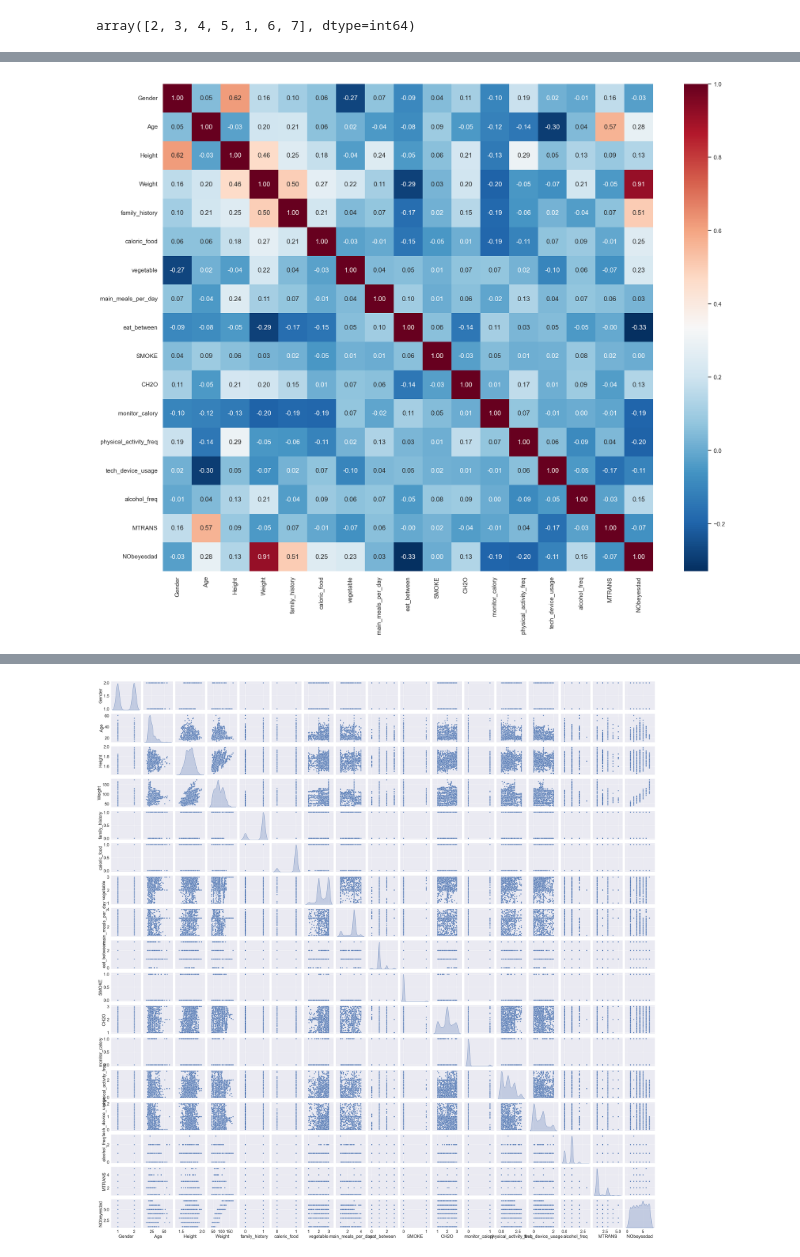
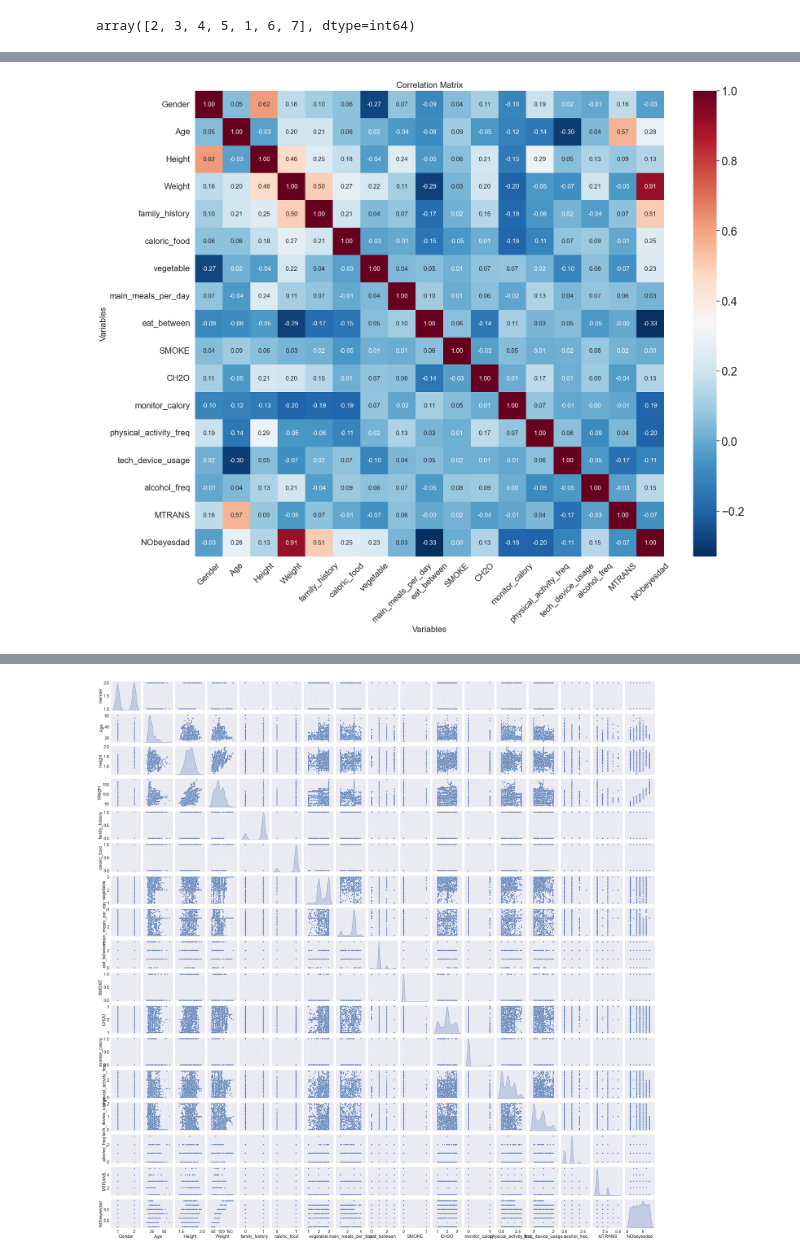
Before and after one commit to nchen/ml1-work, a Jupyter notebook: ml1-final.ipynb, the cells around one changed output, grey strips where cells are left out. Cells and saved outputs as stored; diff of their text form; code cells hidden in the pictures.

```diff
--- a/ml1-final.ipynb
+++ b/ml1-final.ipynb
@@ -145,8 +180,17 @@ df.corr()
 | MTRANS | 0.164116 | 0.567983 | 0.085768 | -0.046615 | 0.065036 | -0.009102 | -0.065098 | 0.059022 | ... |
 | NObeyesdad | -0.031464 | 0.282913 | 0.133565 | 0.913251 | 0.505148 | 0.247793 | 0.227759 | 0.026690 | ... |
 # %%
+# Visualize the correlations with a heatmap
 plt.figure(figsize=(20, 16))
-sns.heatmap(df.corr(), annot=True, fmt=".2f", cmap="RdBu_r")
+sns.heatmap(df.corr(), annot=True, fmt=".2f", cmap="RdBu_r", annot_kws={"size": 12})
+
+plt.xlabel("Variables", fontsize=16)
+plt.ylabel("Variables", fontsize=16)
+
+plt.title("Correlation Matrix", fontsize=16)
+
+plt.xticks(fontsize=16, rotation=45)
+plt.yticks(fontsize=16)
 plt.show()
 # %% [output]
-[figure, old version]
+[figure, new version]
```
Also changed, not shown: parts of 34 cells of this notebook.
